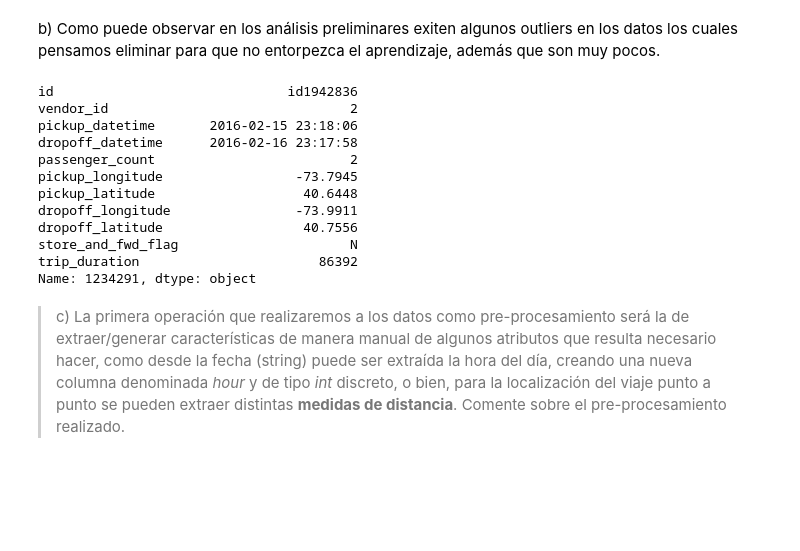
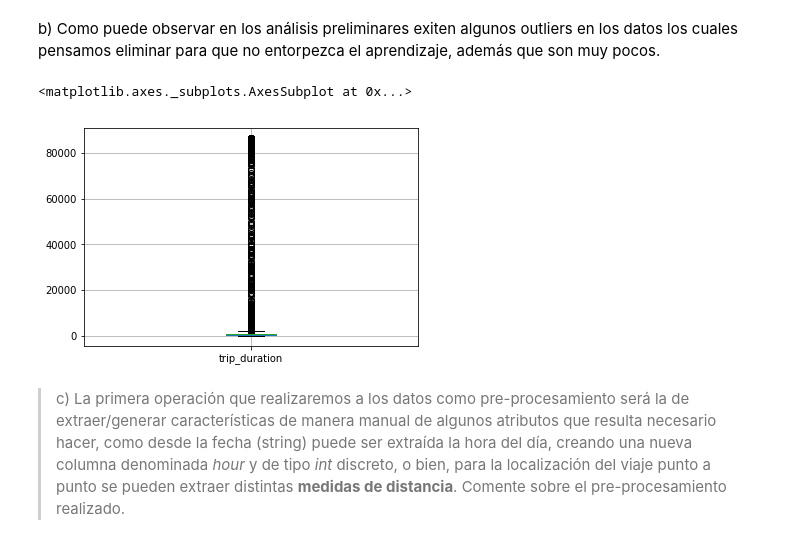
Before and after one commit to LeMythedeSisyphe/MachineLearning-Tarea2, a Jupyter notebook: Tarea 2.ipynb, the cells around one changed output. Saved outputs shown, nothing was run; the diff lists cells and outputs as text; code cells hidden in the pictures; blank space fills up the shorter version.

```diff
--- a/Tarea 2.ipynb
+++ b/Tarea 2.ipynb
@@ -170,21 +373,13 @@ b) Como puede observar en los análisis preliminares exiten algunos outliers en
 # %%
 #eliminar outliers
 df = df[(df['trip_duration']<=100000)]
 
 df.loc[df['trip_duration'].idxmax()]
+
+df.boxplot(column='trip_duration',return_type='axes')
 # %% [output]
-id                              id1942836
-vendor_id                               2
-pickup_datetime       2016-02-15 23:18:06
-dropoff_datetime      2016-02-16 23:17:58
-passenger_count                         2
-pickup_longitude                 -73.7945
-pickup_latitude                   40.6448
-dropoff_longitude                -73.9911
-dropoff_latitude                  40.7556
-store_and_fwd_flag                      N
-trip_duration                       86392
-Name: 1234291, dtype: object
+<matplotlib.axes._subplots.AxesSubplot at 0x...>
+[figure, added]
 # %% [markdown]
 > c) La primera operación que realizaremos a los datos como pre-procesamiento será la de extraer/generar características de manera manual de algunos atributos que resulta necesario hacer, como desde la fecha (string) puede ser extraída la hora del día, creando una nueva columna denominada *hour* y de tipo *int* discreto, o bien, para la localización del viaje punto a punto se pueden extraer distintas **medidas de distancia**. Comente sobre el pre-procesamiento realizado.
 # %%
```
Also changed, not shown: parts of 35 cells of this notebook.
